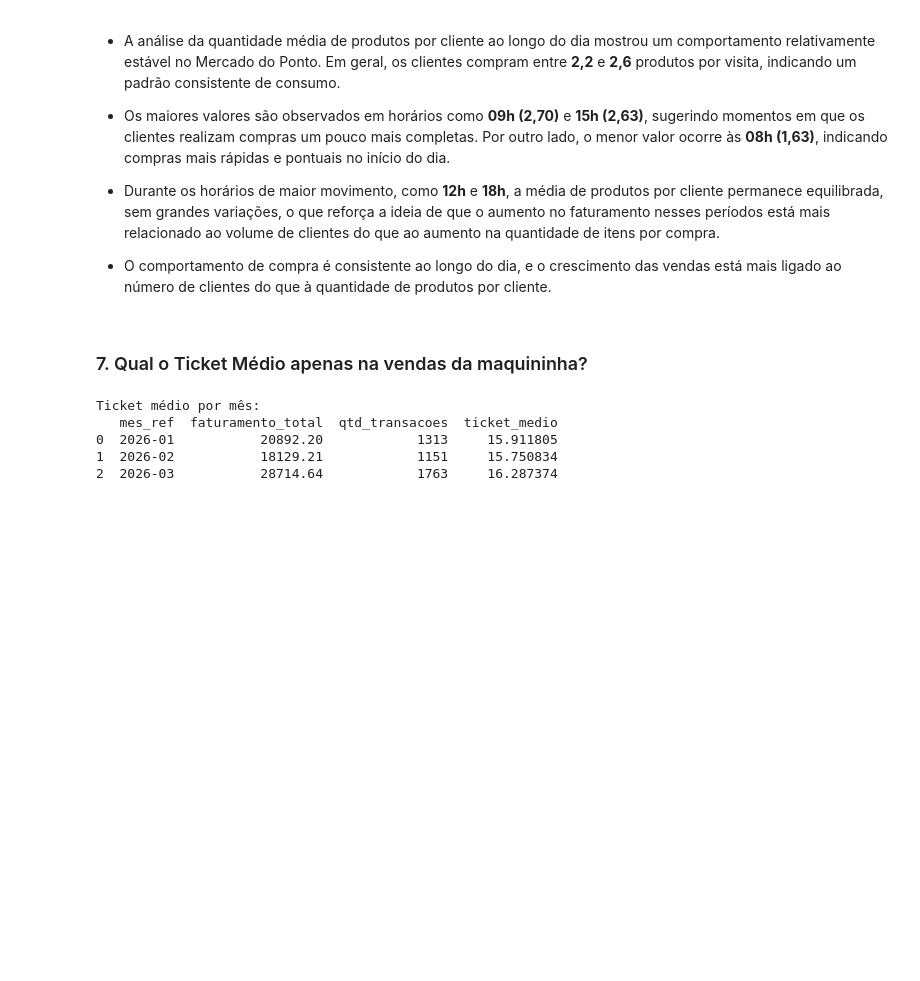
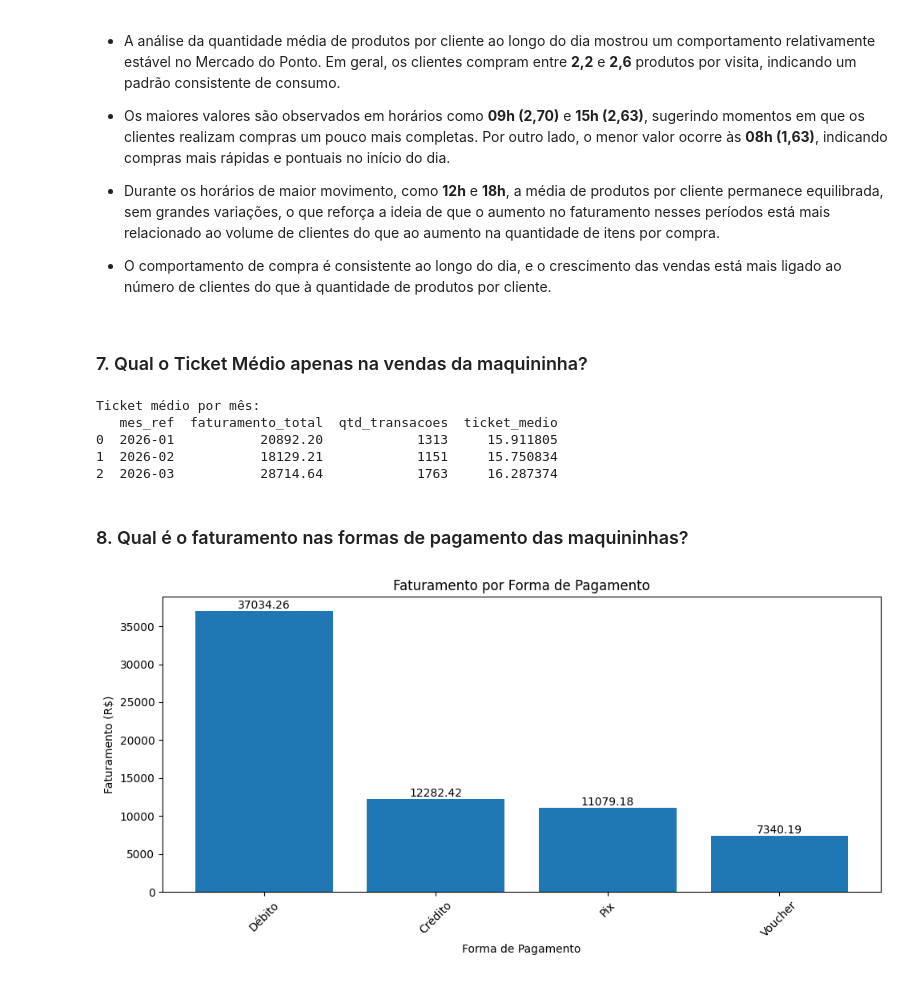
Before and after one commit to rafaelporfiriobarros/analise-de-vendas-mercado-do-ponto, a Jupyter notebook: notebook/eda.ipynb, the cells around one changed output. Cells and saved outputs as stored; diff of their text form; code cells hidden in the pictures; blank space fills up the shorter version.

```diff
--- a/notebook/eda.ipynb
+++ b/notebook/eda.ipynb
@@ -510,3 +513,30 @@ Ticket médio por mês:
 0  2026-01           20892.20            1313     15.911805
 1  2026-02           18129.21            1151     15.750834
 2  2026-03           28714.64            1763     16.287374
+# %% [markdown]
+### 8. Qual é o faturamento nas formas de pagamento das maquininhas?
+# %%
+pagamentos = df_vendas_cartoes.groupby('Forma de Pagamento')['Valor Bruto'].sum()
+pagamentos = pagamentos.sort_values(ascending=False)
+plt.figure(figsize=(10, 5))
+bars = plt.bar(pagamentos.index, pagamentos.values)
+
+for bar in bars:
+    altura = bar.get_height()
+    plt.text(
+        bar.get_x() + bar.get_width()/2,
+        altura,
+        f'{altura:.2f}',
+        ha='center',
+        va='bottom'
+    )
+
+plt.title('Faturamento por Forma de Pagamento')
+plt.xlabel('Forma de Pagamento')
+plt.ylabel('Faturamento (R$)')
+plt.xticks(rotation=45)
+plt.tight_layout()
+
+plt.show()
+# %% [output]
+[figure, added]
```
Also changed, not shown: parts of 15 cells of this notebook.
